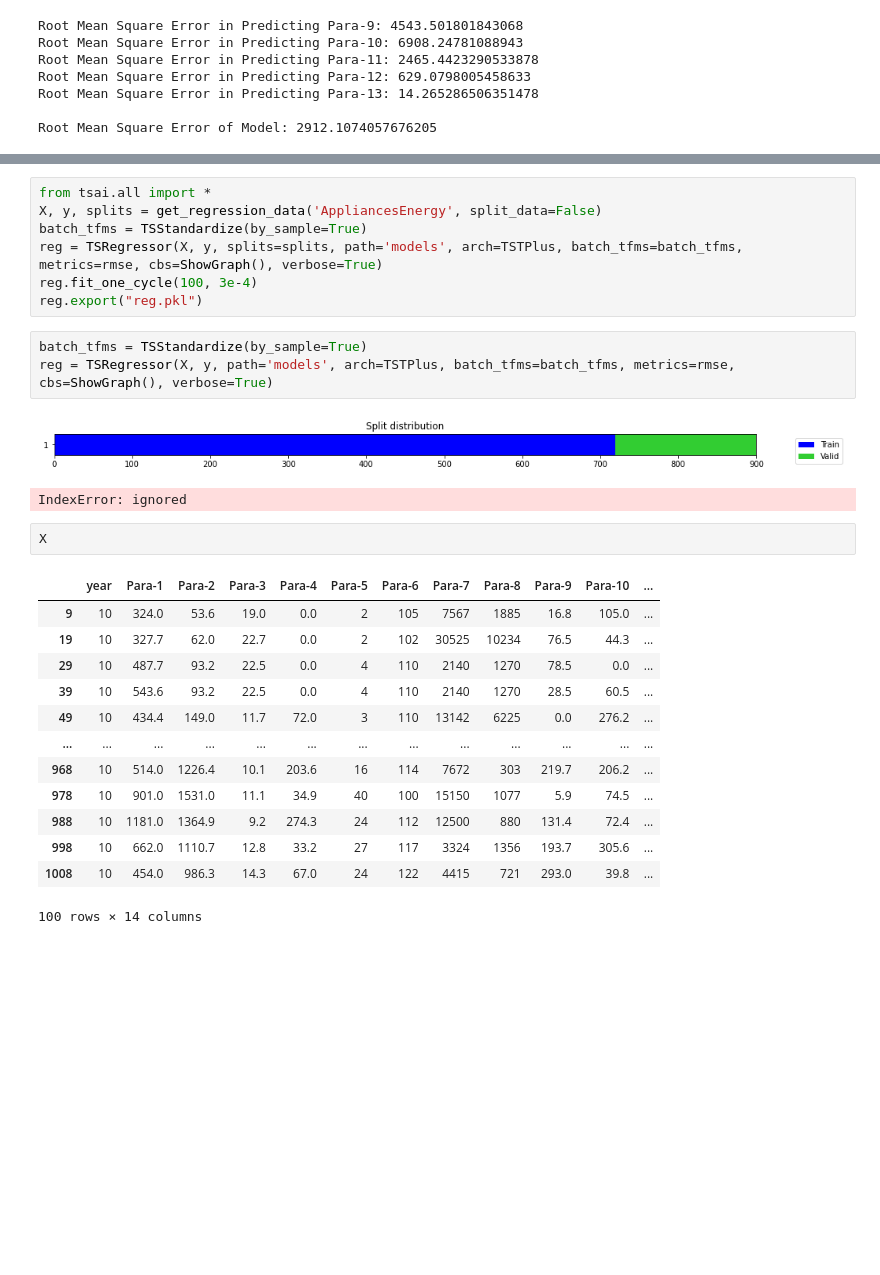
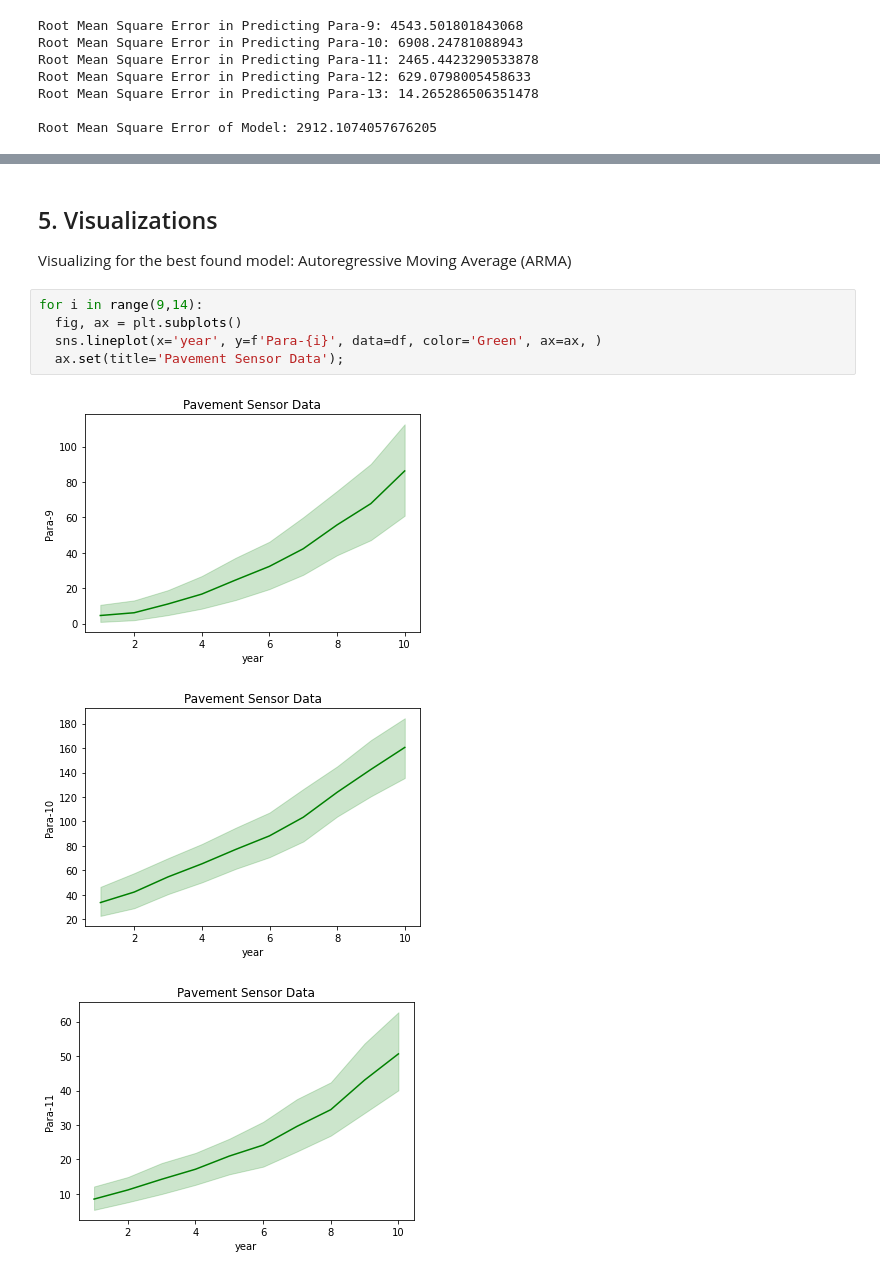
Before and after one commit to bhavyatyagi/Prediction-in-Time-Series-Dataset, a Jupyter notebook: Bhavya_102097014_4CS2_BIS_Project1.ipynb, the cells around one changed output, grey strips where cells are left out. Cells and saved outputs as stored; diff of their text form; blank space fills up the shorter version.

```diff
--- a/Bhavya_102097014_4CS2_BIS_Project1.ipynb
+++ b/Bhavya_102097014_4CS2_BIS_Project1.ipynb
@@ -433,29 +411,12 @@ Successfully installed deprecated-1.2.13 matrixprofile-1.1.10 protobuf-3.11.2 sk
-# %%
-from tsai.all import *
-X, y, splits = get_regression_data('AppliancesEnergy', split_data=False)
-batch_tfms = TSStandardize(by_sample=True)
-reg = TSRegressor(X, y, splits=splits, path='models', arch=TSTPlus, batch_tfms=batch_tfms, metrics=rmse, cbs=ShowGraph(), verbose=True)
-reg.fit_one_cycle(100, 3e-4)
-reg.export("reg.pkl")
-# %%
-batch_tfms = TSStandardize(by_sample=True)
-reg = TSRegressor(X, y, path='models', arch=TSTPlus, batch_tfms=batch_tfms, metrics=rmse, cbs=ShowGraph(), verbose=True)
-# %% [output]
-[figure, removed]
-IndexError: ignored
-# %%
-X
-# %% [output]
-|  | year | Para-1 | Para-2 | Para-3 | Para-4 | Para-5 | Para-6 | Para-7 | Para-8 | Para-9 | Para-10 | ... |
-| 9 | 10 | 324.0 | 53.6 | 19.0 | 0.0 | 2 | 105 | 7567 | 1885 | 16.8 | 105.0 | ... |
-| 19 | 10 | 327.7 | 62.0 | 22.7 | 0.0 | 2 | 102 | 30525 | 10234 | 76.5 | 44.3 | ... |
-| 29 | 10 | 487.7 | 93.2 | 22.5 | 0.0 | 4 | 110 | 2140 | 1270 | 78.5 | 0.0 | ... |
-| 39 | 10 | 543.6 | 93.2 | 22.5 | 0.0 | 4 | 110 | 2140 | 1270 | 28.5 | 60.5 | ... |
-| 49 | 10 | 434.4 | 149.0 | 11.7 | 72.0 | 3 | 110 | 13142 | 6225 | 0.0 | 276.2 | ... |
-| ... | ... | ... | ... | ... | ... | ... | ... | ... | ... | ... | ... | ... |
-| 968 | 10 | 514.0 | 1226.4 | 10.1 | 203.6 | 16 | 114 | 7672 | 303 | 219.7 | 206.2 | ... |
-| 978 | 10 | 901.0 | 1531.0 | 11.1 | 34.9 | 40 | 100 | 15150 | 1077 | 5.9 | 74.5 | ... |
-| 988 | 10 | 1181.0 | 1364.9 | 9.2 | 274.3 | 24 | 112 | 12500 | 880 | 131.4 | 72.4 | ... |
-| 998 | 10 | 662.0 | 1110.7 | 12.8 | 33.2 | 27 | 117 | 3324 | 1356 | 193.7 | 305.6 | ... |
-| 1008 | 10 | 454.0 | 986.3 | 14.3 | 67.0 | 24 | 122 | 4415 | 721 | 293.0 | 39.8 | ... |
-100 rows × 14 columns
+# %% [markdown]
+## 5. Visualizations
+Visualizing for the best found model: Autoregressive Moving Average (ARMA)
+# %%
+for i in range(9,14):
+  fig, ax = plt.subplots()
+  sns.lineplot(x='year', y=f'Para-{i}', data=df, color='Green', ax=ax, )
+  ax.set(title='Pavement Sensor Data');
+# %% [output]
+[figure, added]
+[figure, added]
+[figure, added]
```
Also changed, not shown: parts of 9 cells of this notebook.
